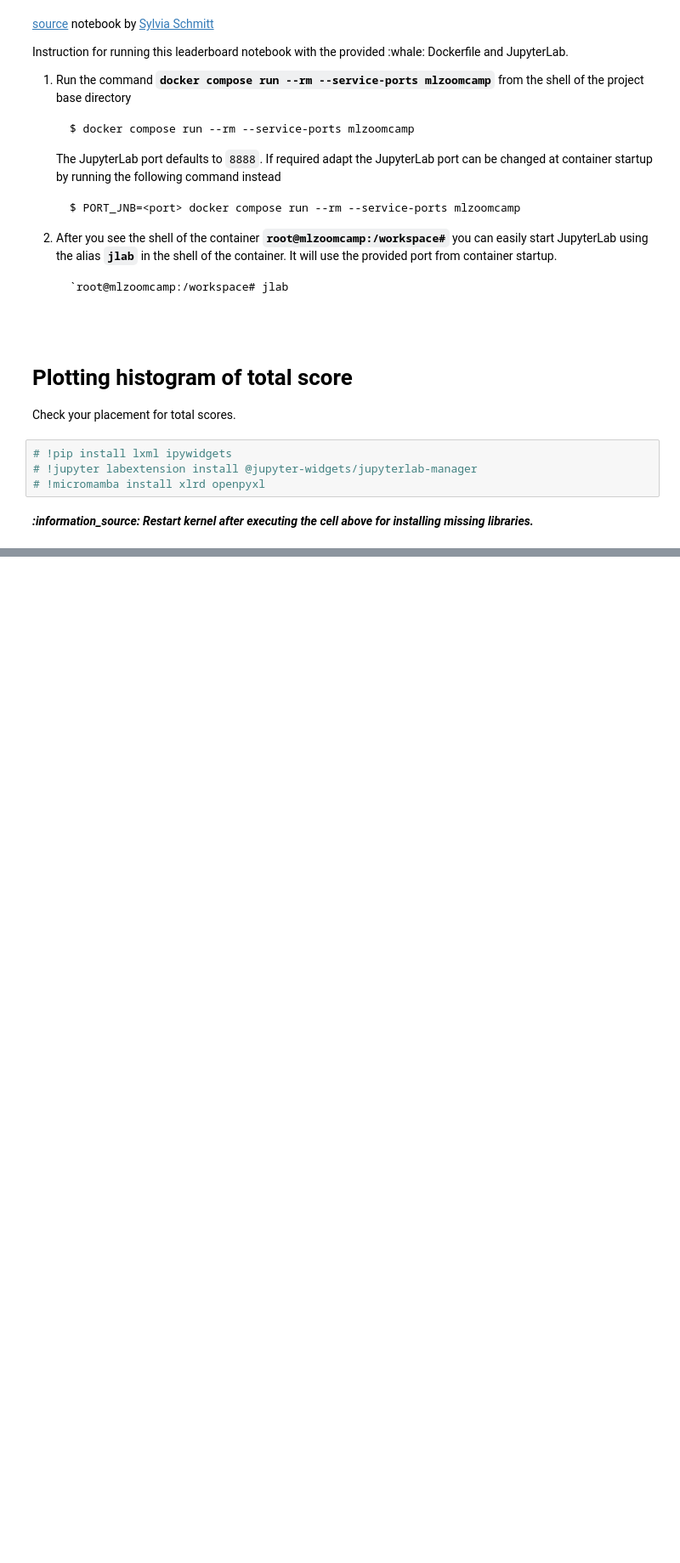
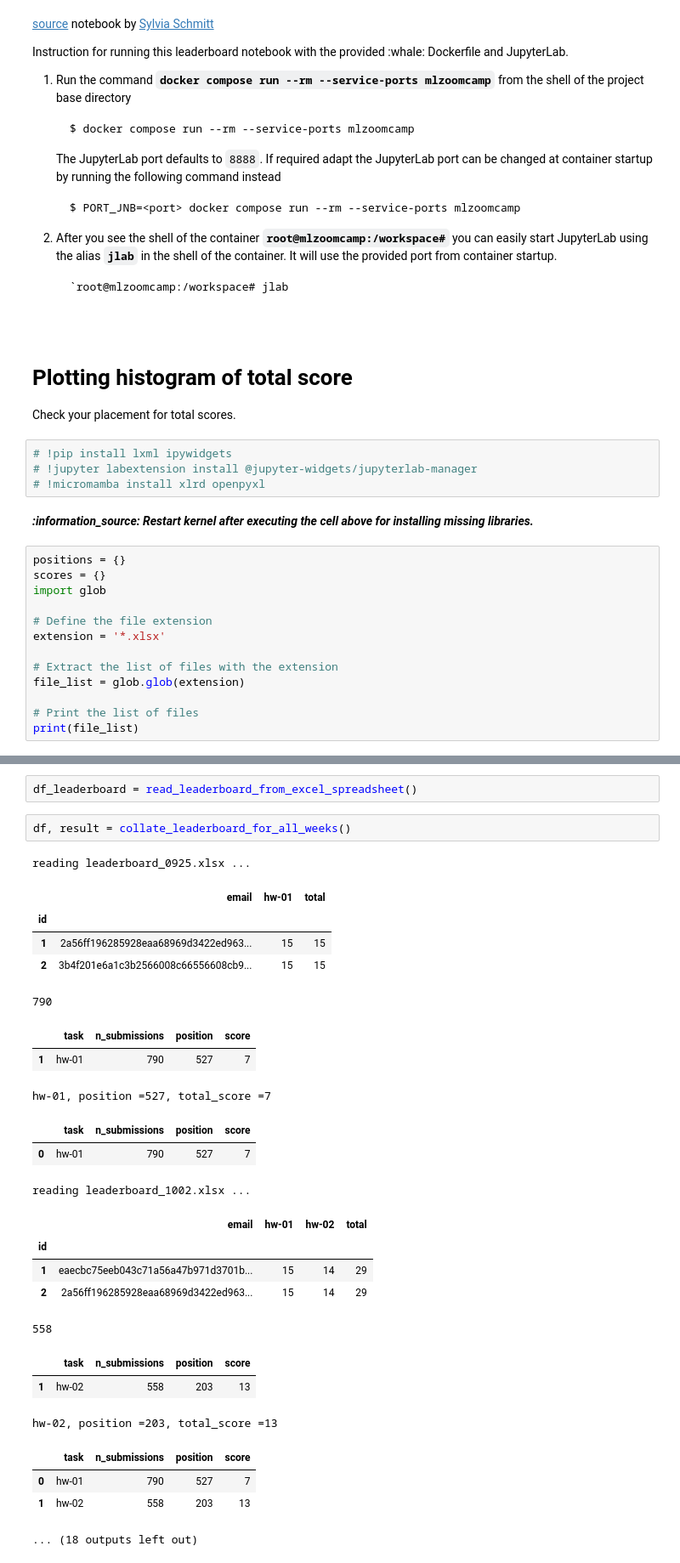
Before and after one commit to ellacharmed/machine-learning-zoomcamp, a Jupyter notebook: leaderboard_visualization.ipynb, the cells around one changed output, grey strips where cells are left out. Shown: that part at 85% size. Drawn from its saved outputs; the diff is of its cells as text; blank space fills up the shorter version.

Commit message:
Leaderboard tweaks for gif

```diff
--- a/leaderboard_visualization.ipynb
+++ b/leaderboard_visualization.ipynb
@@ -27,3 +27,16 @@ Check your placement for total scores.
 # !micromamba install xlrd openpyxl
 # %% [markdown]
 ***:information_source: Restart kernel after executing the cell above for installing missing libraries.***
+# %%
+positions = {}
+scores = {}
+import glob
+
+# Define the file extension
+extension = '*.xlsx'
+
+# Extract the list of files with the extension
+file_list = glob.glob(extension)
+
+# Print the list of files
+print(file_list)
@@ -100,3 +156,32 @@ def plot_leaderboard_histogram(
     ax.grid(False)
     ax.legend()
     return ax
+# %%
+df_leaderboard = read_leaderboard_from_excel_spreadsheet()
+# %%
+df, result = collate_leaderboard_for_all_weeks()
+# %% [output]
+reading leaderboard_0925.xlsx ...
+|  | email | hw-01 | total |
+| id |  |  |  |
+| 1 | 2a56ff196285928eaa68969d3422ed963... | 15 | 15 |
+| 2 | 3b4f201e6a1c3b2566008c66556608cb9... | 15 | 15 |
+790
+|  | task | n_submissions | position | score |
+| 1 | hw-01 | 790 | 527 | 7 |
+hw-01, position =527, total_score =7
+|  | task | n_submissions | position | score |
+| 0 | hw-01 | 790 | 527 | 7 |
+reading leaderboard_1002.xlsx ...
+|  | email | hw-01 | hw-02 | total |
+| id |  |  |  |  |
+| 1 | eaecbc75eeb043c71a56a47b971d3701b... | 15 | 14 | 29 |
+| 2 | 2a56ff196285928eaa68969d3422ed963... | 15 | 14 | 29 |
+558
+|  | task | n_submissions | position | score |
+| 1 | hw-02 | 558 | 203 | 13 |
+hw-02, position =203, total_score =13
+|  | task | n_submissions | position | score |
+| 0 | hw-01 | 790 | 527 | 7 |
+| 1 | hw-02 | 558 | 203 | 13 |
+... (18 outputs left out)
```
Also changed, not shown: parts of 12 cells of this notebook, 5 other files.
